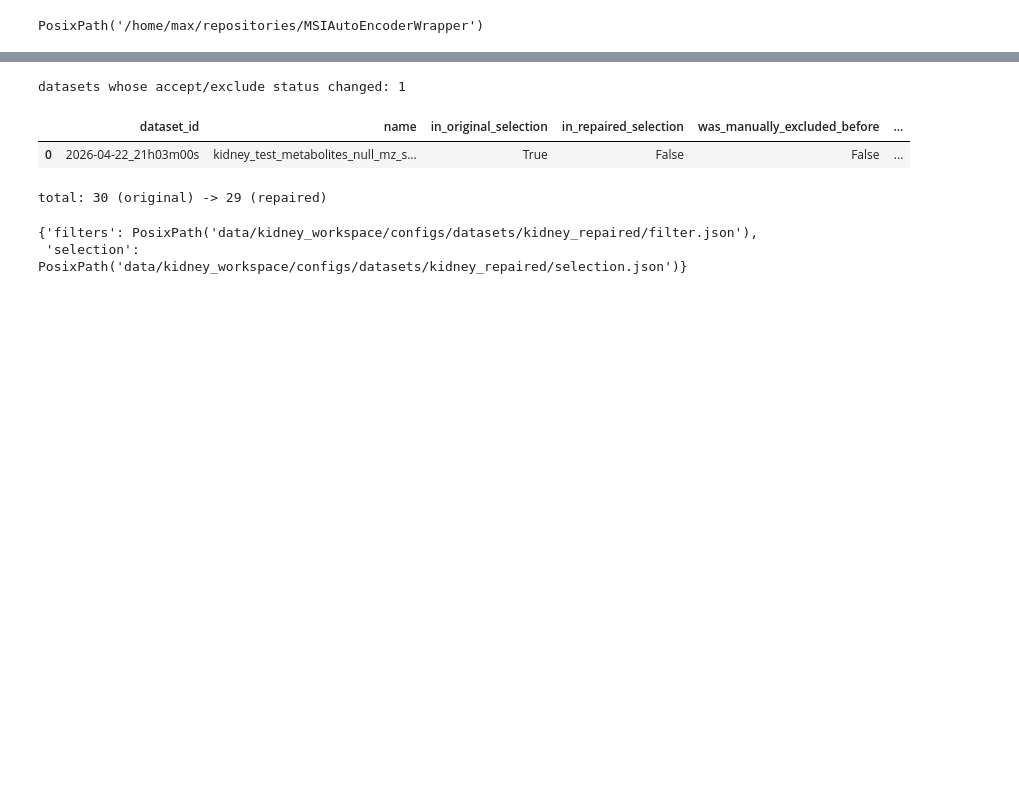
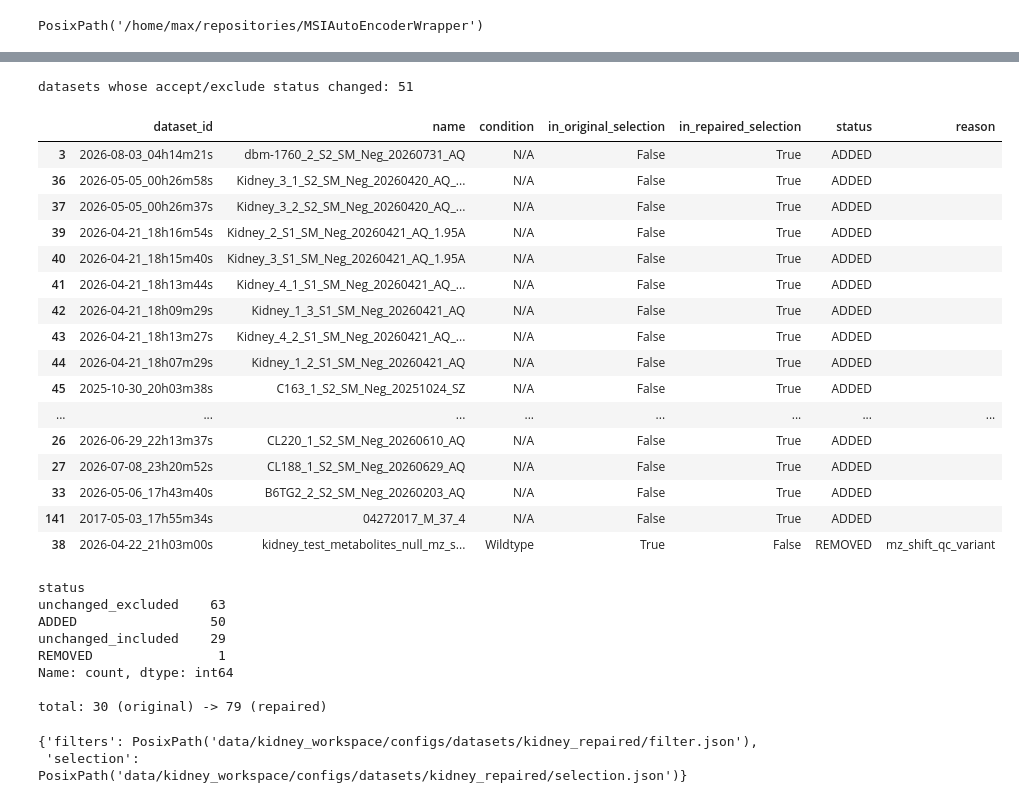
Before and after one commit to maxi7524/MSIAutoEncoderWrapper, a Jupyter notebook: assets/datasets_query/kidney_dataset_repaired.ipynb, the cells around one changed output, grey strips where cells are left out. Saved outputs shown, nothing was run; the diff lists cells and outputs as text; code cells hidden in the pictures; blank space fills up the shorter version.

```diff
--- a/assets/datasets_query/kidney_dataset_repaired.ipynb
+++ b/assets/datasets_query/kidney_dataset_repaired.ipynb
@@ -108,0 +107,10 @@ Jedno wywołanie zastępuje całą poprzednią, ręcznie pisaną sekcję 2/2b/3:
+# %%
+suspect_pattern = r"zebrafish|drosophila|\brat\b|\bhuman\b|\btest\b|\(test\)|calib|standard"
+suspects = results[results["name"].str.contains(suspect_pattern, case=False, na=False, regex=True)]
+display(suspects[["dataset_id", "name", "condition", "organisms", "pixel_count"]])
+
+EXPLICIT_QUALITY_EXCLUSIONS = {
+    "2021-12-30_03h22m53s": "name is 'zebrafish_Brain_...' despite organism=Mouse/organism_part=Kidney metadata",
+    "2017-05-02_17h04m13s": "name explicitly marked '(TEST)'",
+}
+explorer.exclude(list(EXPLICIT_QUALITY_EXCLUSIONS))
@@ -109,8 +138,8 @@ Jedno wywołanie zastępuje całą poprzednią, ręcznie pisaną sekcję 2/2b/3:
 # %%
 kidney_profile = DatasetReviewProfile(
-    low_pixel_threshold=None,  # kidney's pool minimum is 5025 px -- no outliers to flag, see prior audit
+    low_pixel_threshold=1000,  # v2 used None, calibrated to the narrower 60-record Wildtype-only pool; see markdown
     morphology_pattern=r"(?:cortex|medulla|papilla|pelvis|calyx|glomerul)",
-    explicit_regional_names=frozenset(),  # no user-confirmed explicit fragments for kidney (unlike brain)
+    explicit_regional_names=frozenset(),
 )
 review = explorer.review_current(profile=kidney_profile)
 
@@ -120,13 +149,13 @@ display(review.summary())
 display(
     review.table.loc[
         review.table["duplicate_cluster_size"] > 1,
-        ["dataset_id", "name", "pixel_count", "duplicate_confidence", "duplicate_excluded", "recommended_keeper_dataset_id"],
-    ]
+        ["duplicate_cluster_id", "dataset_id", "name", "pixel_count", "duplicate_confidence", "duplicate_excluded", "recommended_keeper_dataset_id"],
+    ].sort_values(["duplicate_confidence", "duplicate_cluster_id"])
 )
 display(
     review.table.loc[
-        review.table["mz_shift_qc_variant"] | review.table["morphology_hint"].eq("regional_or_microregion"),
-        ["dataset_id", "name", "pixel_count", "mz_shift_qc_variant", "morphology_hint"],
+        review.table["mz_shift_qc_variant"] | review.table["morphology_hint"].eq("regional_or_microregion") | review.table["low_pixel_flag"],
+        ["dataset_id", "name", "pixel_count", "mz_shift_qc_variant", "morphology_hint", "low_pixel_flag"],
     ]
 )
 # %% [output]
@@ -149,8 +199,8 @@ explorer.apply_review(review, rules=applied_rules)
 final_filters = {
     "organism": "Mouse",
     "organism_part": "Kidney",
+    "condition": ["Wildtype", "Wtype", "N/A"],
     "polarity": "Negative",
-    "condition": "Wildtype",
     "mz_min": 200,
     "mz_max": 900,
     "annotation_fdr": 0.1,
@@ -158,9 +208,7 @@ final_filters = {
     "include_molecule_stats": True,
     "include_spatial_annotation_stats": False,  # see brain_dataset.ipynb section 6 for the cost rationale
 }
-# NOTE: exclude_dataset_ids is intentionally omitted here -- explorer.exclude()/apply_review()
-# already marked the union of prior-manual and newly-reviewed IDs as excluded on this session,
-# and that state persists across this re-query (verified: results() always re-applies it).
+# exclude_dataset_ids intentionally omitted -- session-level exclusions from steps 2/3/5 persist across this re-query.
 results_kidney_repaired = explorer.filter(final_filters)
 print(f"repaired kidney shortlist: {len(results_kidney_repaired)} datasets (previously {len(existing_selected_ids)})")
 display(results_kidney_repaired[["dataset_id", "name", "analyzer_type", "pixel_count", "molecule_count", "unique_molecule_count"]])
@@ -190,30 +234,60 @@ Jedna tabela: dla każdego z 60 kandydatów pokazuje, czy był w dotychczasowej
 # %%
 repaired_selected_ids = set(results_kidney_repaired["dataset_id"].astype(str))
 review_reasons = {
     dataset_id: "high_confidence_duplicate"
     for dataset_id in review.exclusion_ids(["high_confidence_duplicates"])
 }
 review_reasons.update({
     dataset_id: "mz_shift_qc_variant"
     for dataset_id in review.exclusion_ids(["mz_shift_qc_variants"])
 })
+review_reasons.update({
+    dataset_id: f"manual_quality_exclusion ({reason})"
+    for dataset_id, reason in EXPLICIT_QUALITY_EXCLUSIONS.items()
+})
 
-comparison = results[["dataset_id", "name"]].copy()
+comparison = results[["dataset_id", "name", "condition"]].copy()
 comparison["in_original_selection"] = comparison["dataset_id"].isin(existing_selected_ids)
 comparison["in_repaired_selection"] = comparison["dataset_id"].isin(repaired_selected_ids)
-comparison["was_manually_excluded_before"] = comparison["dataset_id"].isin(existing_excluded_ids)
-comparison["newly_excluded_reason"] = comparison["dataset_id"].map(review_reasons).fillna("")
+comparison["status"] = "unchanged_excluded"
+comparison.loc[comparison["in_original_selection"] & comparison["in_repaired_selection"], "status"] = "unchanged_included"
+comparison.loc[comparison["in_original_selection"] & ~comparison["in_repaired_selection"], "status"] = "REMOVED"
+comparison.loc[~comparison["in_original_selection"] & comparison["in_repaired_selection"], "status"] = "ADDED"
+comparison["reason"] = comparison["dataset_id"].map(review_reasons).fillna("")
 
-changed = comparison.loc[comparison["in_original_selection"] != comparison["in_repaired_selection"]]
+changed = comparison.loc[comparison["status"].isin(["REMOVED", "ADDED"])].sort_values("status")
 print(f"datasets whose accept/exclude status changed: {len(changed)}")
 display(changed)
 
+print(comparison["status"].value_counts())
 print(f"\ntotal: {comparison['in_original_selection'].sum()} (original) -> {comparison['in_repaired_selection'].sum()} (repaired)")
 # %% [output]
-datasets whose accept/exclude status changed: 1
+datasets whose accept/exclude status changed: 51
-|  | dataset_id | name | in_original_selection | in_repaired_selection | was_manually_excluded_before | ... |
-| 0 | 2026-04-22_21h03m00s | kidney_test_metabolites_null_mz_s... | True | False | False | ... |
+|  | dataset_id | name | condition | in_original_selection | in_repaired_selection | status | reason |
+| 3 | 2026-08-03_04h14m21s | dbm-1760_2_S2_SM_Neg_20260731_AQ | N/A | False | True | ADDED |  |
+| 36 | 2026-05-05_00h26m58s | Kidney_3_1_S2_SM_Neg_20260420_AQ_... | N/A | False | True | ADDED |  |
+| 37 | 2026-05-05_00h26m37s | Kidney_3_2_S2_SM_Neg_20260420_AQ_... | N/A | False | True | ADDED |  |
+| 39 | 2026-04-21_18h16m54s | Kidney_2_S1_SM_Neg_20260421_AQ_1.95A | N/A | False | True | ADDED |  |
+| 40 | 2026-04-21_18h15m40s | Kidney_3_S1_SM_Neg_20260421_AQ_1.95A | N/A | False | True | ADDED |  |
+| 41 | 2026-04-21_18h13m44s | Kidney_4_1_S1_SM_Neg_20260421_AQ_... | N/A | False | True | ADDED |  |
+| 42 | 2026-04-21_18h09m29s | Kidney_1_3_S1_SM_Neg_20260421_AQ | N/A | False | True | ADDED |  |
+| 43 | 2026-04-21_18h13m27s | Kidney_4_2_S1_SM_Neg_20260421_AQ_... | N/A | False | True | ADDED |  |
+| 44 | 2026-04-21_18h07m29s | Kidney_1_2_S1_SM_Neg_20260421_AQ | N/A | False | True | ADDED |  |
+| 45 | 2025-10-30_20h03m38s | C163_1_S2_SM_Neg_20251024_SZ | N/A | False | True | ADDED |  |
+| ... | ... | ... | ... | ... | ... | ... | ... |
+| 26 | 2026-06-29_22h13m37s | CL220_1_S2_SM_Neg_20260610_AQ | N/A | False | True | ADDED |  |
+| 27 | 2026-07-08_23h20m52s | CL188_1_S2_SM_Neg_20260629_AQ | N/A | False | True | ADDED |  |
+| 33 | 2026-05-06_17h43m40s | B6TG2_2_S2_SM_Neg_20260203_AQ | N/A | False | True | ADDED |  |
+| 141 | 2017-05-03_17h55m34s | 04272017_M_37_4 | N/A | False | True | ADDED |  |
+| 38 | 2026-04-22_21h03m00s | kidney_test_metabolites_null_mz_s... | Wildtype | True | False | REMOVED | mz_shift_qc_variant |
-total: 30 (original) -> 29 (repaired)
+status
+unchanged_excluded    63
+ADDED                 50
+unchanged_included    29
+REMOVED                1
+Name: count, dtype: int64
+
+total: 30 (original) -> 79 (repaired)
 # %%
 output_path = Path("data/kidney_workspace/configs/datasets/kidney_repaired")
 exported = explorer.export_selection(output_path, sort_by="download_size_bytes", ascending=False)
```
Also changed, not shown: parts of 19 cells of this notebook, 6 other files.
